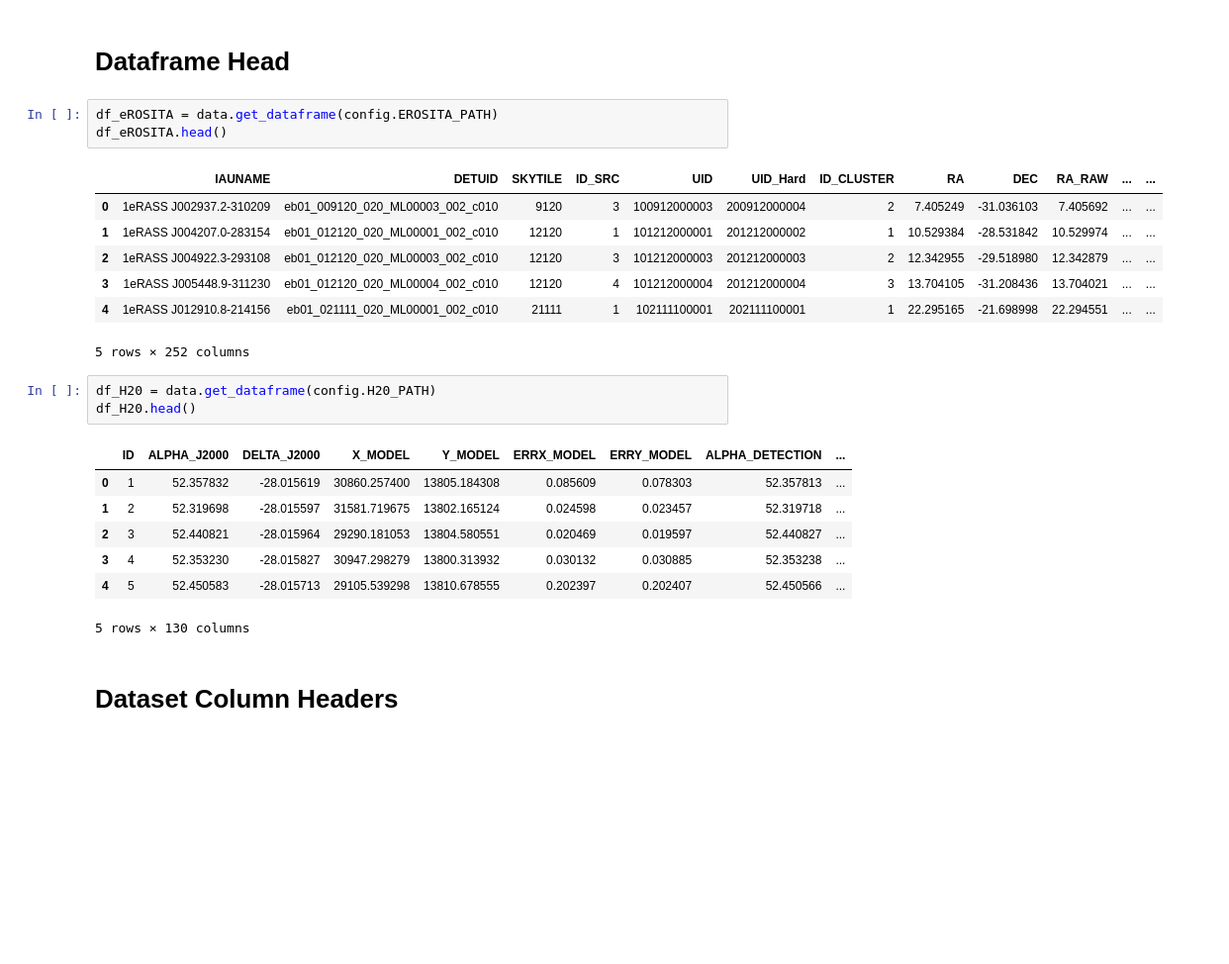
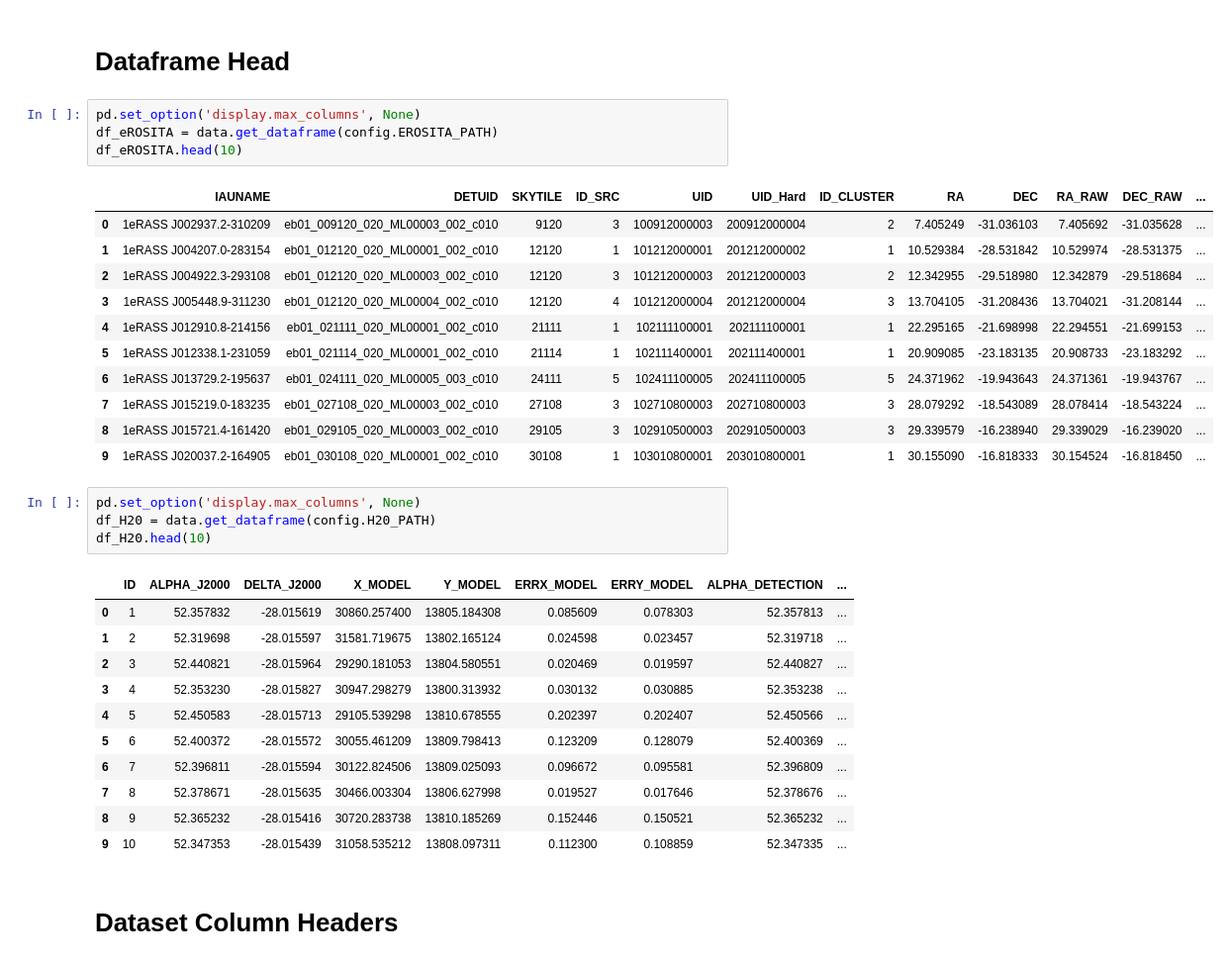
Before and after one commit to CRXKXWYI49/H20-xROSITA_Catalog_Matching, a Jupyter notebook: src/notebooks/datasetinfo.ipynb, the cells around one changed output. Shown at 99% size. Saved outputs shown, nothing was run; the diff lists cells and outputs as text; blank space fills up the shorter version.

```diff
--- a/src/notebooks/datasetinfo.ipynb
+++ b/src/notebooks/datasetinfo.ipynb
@@ -20,19 +25,25 @@ data = DataLoader(config, verbosity = 0)
 # %% [markdown]
 # Dataframe Head
 # %%
+pd.set_option('display.max_columns', None)
 df_eROSITA = data.get_dataframe(config.EROSITA_PATH)
-df_eROSITA.head()
+df_eROSITA.head(10)
 # %% [output]
-|  | IAUNAME | DETUID | SKYTILE | ID_SRC | UID | UID_Hard | ID_CLUSTER | RA | DEC | RA_RAW | ... | ... |
-| 0 | 1eRASS J002937.2-310209 | eb01_009120_020_ML00003_002_c010 | 9120 | 3 | 100912000003 | 200912000004 | 2 | 7.405249 | -31.036103 | 7.405692 | ... | ... |
-| 1 | 1eRASS J004207.0-283154 | eb01_012120_020_ML00001_002_c010 | 12120 | 1 | 101212000001 | 201212000002 | 1 | 10.529384 | -28.531842 | 10.529974 | ... | ... |
-| 2 | 1eRASS J004922.3-293108 | eb01_012120_020_ML00003_002_c010 | 12120 | 3 | 101212000003 | 201212000003 | 2 | 12.342955 | -29.518980 | 12.342879 | ... | ... |
-| 3 | 1eRASS J005448.9-311230 | eb01_012120_020_ML00004_002_c010 | 12120 | 4 | 101212000004 | 201212000004 | 3 | 13.704105 | -31.208436 | 13.704021 | ... | ... |
-| 4 | 1eRASS J012910.8-214156 | eb01_021111_020_ML00001_002_c010 | 21111 | 1 | 102111100001 | 202111100001 | 1 | 22.295165 | -21.698998 | 22.294551 | ... | ... |
+|  | IAUNAME | DETUID | SKYTILE | ID_SRC | UID | UID_Hard | ID_CLUSTER | RA | DEC | RA_RAW | DEC_RAW | ... |
+| 0 | 1eRASS J002937.2-310209 | eb01_009120_020_ML00003_002_c010 | 9120 | 3 | 100912000003 | 200912000004 | 2 | 7.405249 | -31.036103 | 7.405692 | -31.035628 | ... |
+| 1 | 1eRASS J004207.0-283154 | eb01_012120_020_ML00001_002_c010 | 12120 | 1 | 101212000001 | 201212000002 | 1 | 10.529384 | -28.531842 | 10.529974 | -28.531375 | ... |
+| 2 | 1eRASS J004922.3-293108 | eb01_012120_020_ML00003_002_c010 | 12120 | 3 | 101212000003 | 201212000003 | 2 | 12.342955 | -29.518980 | 12.342879 | -29.518684 | ... |
+| 3 | 1eRASS J005448.9-311230 | eb01_012120_020_ML00004_002_c010 | 12120 | 4 | 101212000004 | 201212000004 | 3 | 13.704105 | -31.208436 | 13.704021 | -31.208144 | ... |
+| 4 | 1eRASS J012910.8-214156 | eb01_021111_020_ML00001_002_c010 | 21111 | 1 | 102111100001 | 202111100001 | 1 | 22.295165 | -21.698998 | 22.294551 | -21.699153 | ... |
+| 5 | 1eRASS J012338.1-231059 | eb01_021114_020_ML00001_002_c010 | 21114 | 1 | 102111400001 | 202111400001 | 1 | 20.909085 | -23.183135 | 20.908733 | -23.183292 | ... |
+| 6 | 1eRASS J013729.2-195637 | eb01_024111_020_ML00005_003_c010 | 24111 | 5 | 102411100005 | 202411100005 | 5 | 24.371962 | -19.943643 | 24.371361 | -19.943767 | ... |
+| 7 | 1eRASS J015219.0-183235 | eb01_027108_020_ML00003_002_c010 | 27108 | 3 | 102710800003 | 202710800003 | 3 | 28.079292 | -18.543089 | 28.078414 | -18.543224 | ... |
+| 8 | 1eRASS J015721.4-161420 | eb01_029105_020_ML00003_002_c010 | 29105 | 3 | 102910500003 | 202910500003 | 3 | 29.339579 | -16.238940 | 29.339029 | -16.239020 | ... |
+| 9 | 1eRASS J020037.2-164905 | eb01_030108_020_ML00001_002_c010 | 30108 | 1 | 103010800001 | 203010800001 | 1 | 30.155090 | -16.818333 | 30.154524 | -16.818450 | ... |
-5 rows × 252 columns
 # %%
+pd.set_option('display.max_columns', None)
 df_H20 = data.get_dataframe(config.H20_PATH)
-df_H20.head()
+df_H20.head(10)
 # %% [output]
 |  | ID | ALPHA_J2000 | DELTA_J2000 | X_MODEL | Y_MODEL | ERRX_MODEL | ERRY_MODEL | ALPHA_DETECTION | ... |
 | 0 | 1 | 52.357832 | -28.015619 | 30860.257400 | 13805.184308 | 0.085609 | 0.078303 | 52.357813 | ... |
@@ -40,7 +51,11 @@ df_H20.head()
 | 2 | 3 | 52.440821 | -28.015964 | 29290.181053 | 13804.580551 | 0.020469 | 0.019597 | 52.440827 | ... |
 | 3 | 4 | 52.353230 | -28.015827 | 30947.298279 | 13800.313932 | 0.030132 | 0.030885 | 52.353238 | ... |
 | 4 | 5 | 52.450583 | -28.015713 | 29105.539298 | 13810.678555 | 0.202397 | 0.202407 | 52.450566 | ... |
+| 5 | 6 | 52.400372 | -28.015572 | 30055.461209 | 13809.798413 | 0.123209 | 0.128079 | 52.400369 | ... |
+| 6 | 7 | 52.396811 | -28.015594 | 30122.824506 | 13809.025093 | 0.096672 | 0.095581 | 52.396809 | ... |
+| 7 | 8 | 52.378671 | -28.015635 | 30466.003304 | 13806.627998 | 0.019527 | 0.017646 | 52.378676 | ... |
+| 8 | 9 | 52.365232 | -28.015416 | 30720.283738 | 13810.185269 | 0.152446 | 0.150521 | 52.365232 | ... |
+| 9 | 10 | 52.347353 | -28.015439 | 31058.535212 | 13808.097311 | 0.112300 | 0.108859 | 52.347335 | ... |
-5 rows × 130 columns
 # %% [markdown]
 # Dataset Column Headers
 # %%
```
Also changed, not shown: parts of 2 cells of this notebook, 10 other files.
